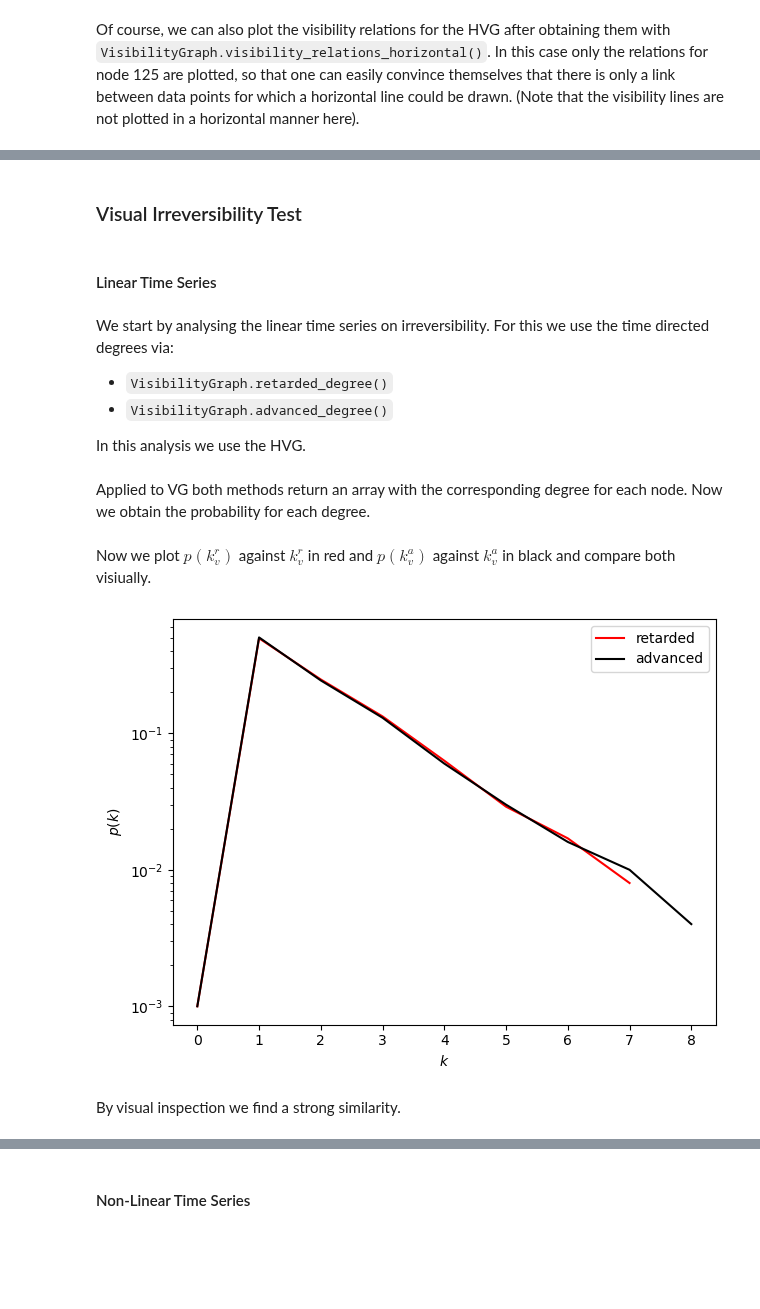
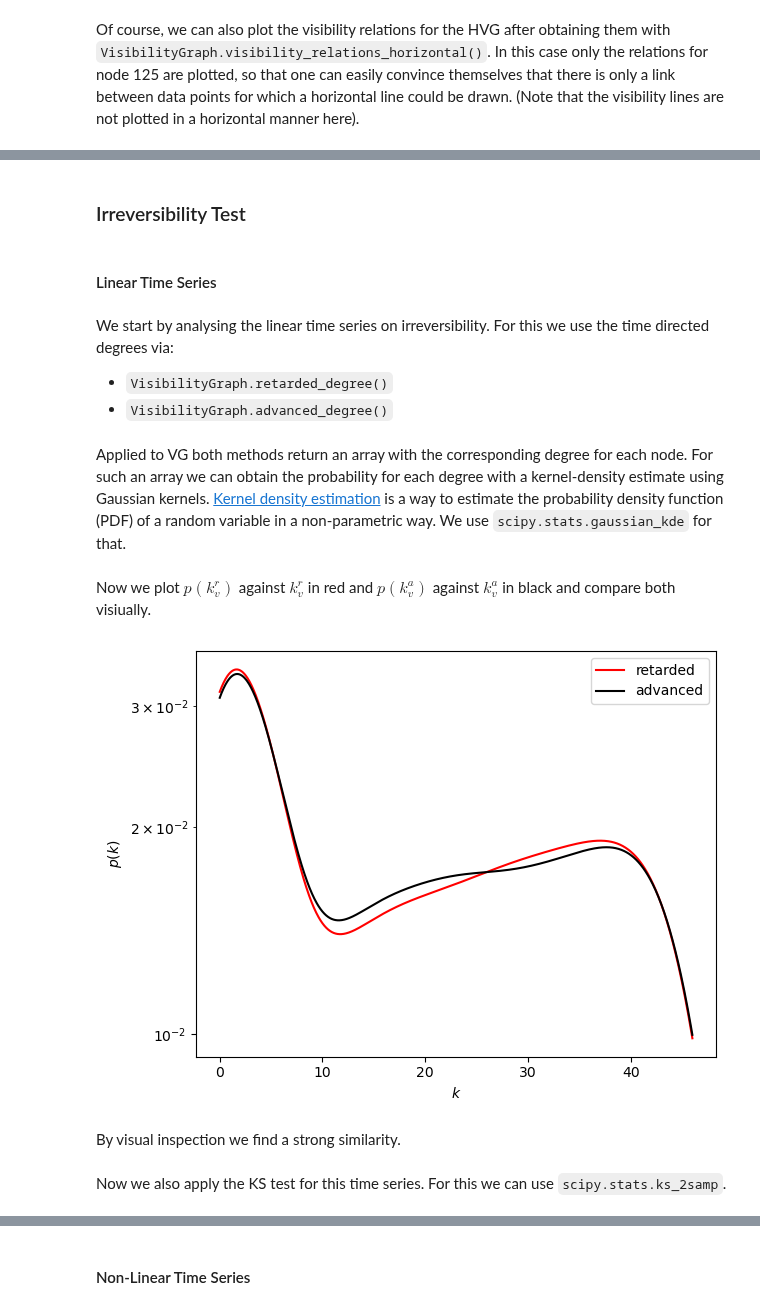
Before and after one commit to pik-copan/pyunicorn, a Jupyter notebook: notebooks/tutorial_VisibilityGraphs.ipynb, the cells around one changed output, grey strips where cells are left out. Drawn from its saved outputs; the diff is of its cells as text; code cells hidden in the pictures; blank space fills up the shorter version.

```diff
--- a/notebooks/tutorial_VisibilityGraphs.ipynb
+++ b/notebooks/tutorial_VisibilityGraphs.ipynb
@@ -67,16 +70,24 @@ Then we create and plot linear a time series (TS) based on gaußian white noise.
 # %%
+import math
 np.random.seed(42) # we set a seed to reproduce results later
 mu, sigma = 0, 1 # mean and standard deviation
-N = 1000
-w_t = np.random.normal(mu, sigma, N) # gaussian noise time series
-t = np.arange(0, N, 1) # construct time array
+N = 100
+xi = np.random.normal(mu, sigma, N) # gaussian noise time series
+a = 0.5
+w_t = []
+t = np.arange(0, N, 0.1) # construct time array
+for i in t:
+    w_t.append(math.sin(i))
+# for i in t[1:]:
+#     w_t.append(a*w_t[i-1]+xi[i])
+w_t = np.asarray(w_t)
 
 # plot the timeseries
 fig = plt.figure()
 ax = plt.plot(t, w_t)
 ax = plt.xlabel("$t$")
 ax = plt.ylabel("$w_t$")
-ax = plt.title("Examplary Gaußian-Noise Time Series")
+ax = plt.title("Examplary AR(1) Time Series")
 fig.tight_layout()
 plt.show()
 # %% [output]
@@ -144,47 +155,35 @@ Calculating horizontal visibility relations...
 # %% [markdown]
-### Visual Irreversibility Test
+### Irreversibility Test
 # %% [markdown]
 #### Linear Time Series
 # %% [markdown]
 We start by analysing the linear time series on irreversibility. For this we use the time directed degrees via:
 - `VisibilityGraph.retarded_degree()`
 - `VisibilityGraph.advanced_degree()`
-
-In this analysis we use the HVG.
 # %%
-k_r = HVG.retarded_degree() # obtain retarded degree
-k_a = HVG.advanced_degree() # obtain advaned degee
+k_r = VG.retarded_degree() # obtain retarded degree
+k_a = VG.advanced_degree() # obtain advaned degee
 # %% [markdown]
-Applied to VG both methods return an array with the corresponding degree for each node. Now we obtain the probability for each degree.
+Applied to VG both methods return an array with the corresponding degree for each node. For such an array we can obtain the probability for each degree with a kernel-density estimate using Gaussian kernels. [Kernel density estimation](https://en.wikipedia.org/wiki/Kernel_density_estimation) is a way to estimate the probability density function (PDF) of a random variable in a non-parametric way. We use `scipy.stats.gaussian_kde` for that.
 # %%
-p_r = []
-for i in range(int(max(k_r))): # go through array until highest degree
-    n = 0
-    for k in k_r:
-        if i == k:
-            n+=1 # count how often degree is found
-    p_r.append(n/N) # get probability
-p_a = []
-for i in range(int(max(k_a))):
-    n = 0
-    for k in k_a:
-        if i == k:
-            n+=1
-    p_a.append(n/N)
+from scipy.stats import gaussian_kde
+gkde_r = gaussian_kde(k_r)
+gkde_a = gaussian_kde(k_a)
 # %% [markdown]
 Now we plot $p(k_v^r)$ against $k_v^r$ in red and $p(k_v^a)$ against $k_v^a$ in black and compare both visiually.
 # %%
 fig = plt.figure()
-x_d = np.arange(0, max(k_r))
-ax = plt.plot(x_d, p_r, color="red", label="retarded")
-x_a = np.arange(0, max(k_a))
-ax = plt.plot(x_a, p_a, color="black", label="advanced")
+x = np.linspace(0, max(max(k_r), max(k_a)), 1000)
+ax = plt.plot(x, gkde_r.evaluate(x), color="red", label="retarded")
+ax = plt.plot(x, gkde_a.evaluate(x), color="black", label="advanced")
 ax = plt.xlabel("$k$")
 ax = plt.ylabel("$p(k)$")
 ax = plt.legend()
 ax = plt.yscale("log")
 fig.tight_layout()
 # %% [output]
-[figure, old version]
+[figure, new version]
 # %% [markdown]
 By visual inspection we find a strong similarity.
+# %% [markdown]
+Now we also apply the KS test for this time series. For this we can use `scipy.stats.ks_2samp`.
```
Also changed, not shown: parts of 15 cells of this notebook.
